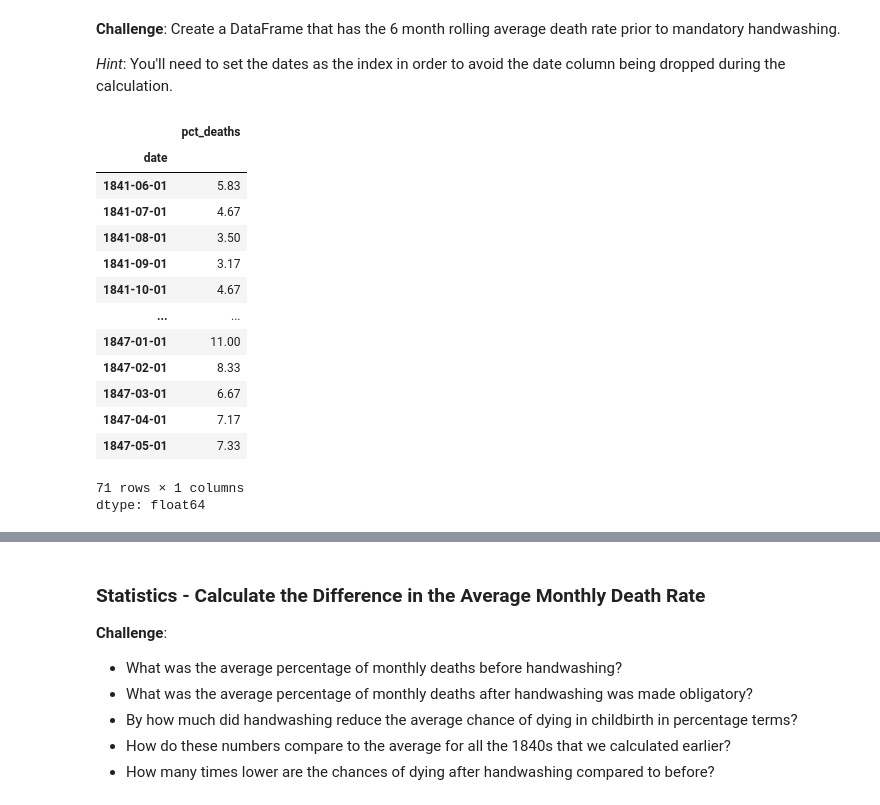
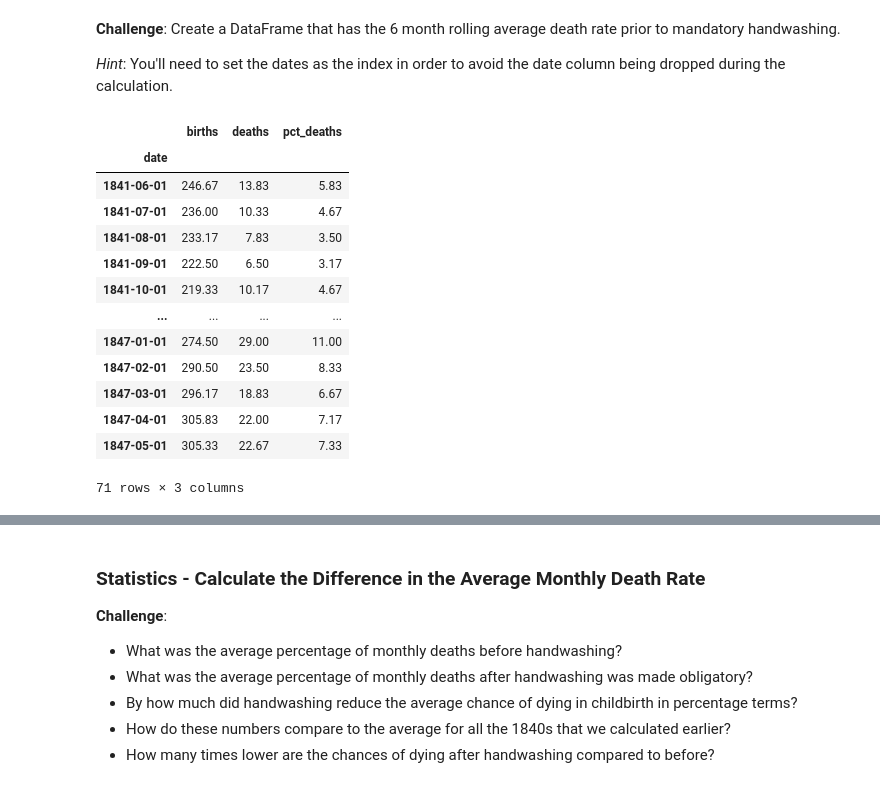
Before and after one commit to LegradiK/handwashing_discovery_histograms_KDE_scipi_matplotlib_numpy, a Jupyter notebook: Dr_Semmelweis_Handwashing_Discovery.ipynb, the cells around one changed output, grey strips where cells are left out. Saved outputs shown, nothing was run; the diff lists cells and outputs as text; code cells hidden in the pictures.

```diff
--- a/Dr_Semmelweis_Handwashing_Discovery.ipynb
+++ b/Dr_Semmelweis_Handwashing_Discovery.ipynb
@@ -367,25 +376,24 @@ after 1847-06-01: 6.45%
 
 *Hint*: You'll need to set the dates as the index in order to avoid the date column being dropped during the calculation.
 # %%
-before_handwashing.set_index('date')
-avg_6months_deaths_rate_before = before_handwashing.set_index('date')['pct_deaths'].rolling(6).mean()
+before_handwashing = before_handwashing.set_index('date')
+avg_6months_deaths_rate_before = before_handwashing.rolling(window=6).mean()
 avg_6months_deaths_rate_before.dropna()
 # %% [output]
-|  | pct_deaths |
-| date |  |
-| 1841-06-01 | 5.83 |
-| 1841-07-01 | 4.67 |
-| 1841-08-01 | 3.50 |
-| 1841-09-01 | 3.17 |
-| 1841-10-01 | 4.67 |
-| ... | ... |
-| 1847-01-01 | 11.00 |
-| 1847-02-01 | 8.33 |
-| 1847-03-01 | 6.67 |
-| 1847-04-01 | 7.17 |
-| 1847-05-01 | 7.33 |
+|  | births | deaths | pct_deaths |
+| date |  |  |  |
+| 1841-06-01 | 246.67 | 13.83 | 5.83 |
+| 1841-07-01 | 236.00 | 10.33 | 4.67 |
+| 1841-08-01 | 233.17 | 7.83 | 3.50 |
+| 1841-09-01 | 222.50 | 6.50 | 3.17 |
+| 1841-10-01 | 219.33 | 10.17 | 4.67 |
+| ... | ... | ... | ... |
+| 1847-01-01 | 274.50 | 29.00 | 11.00 |
+| 1847-02-01 | 290.50 | 23.50 | 8.33 |
+| 1847-03-01 | 296.17 | 18.83 | 6.67 |
+| 1847-04-01 | 305.83 | 22.00 | 7.17 |
+| 1847-05-01 | 305.33 | 22.67 | 7.33 |
-71 rows × 1 columns
-dtype: float64
+71 rows × 3 columns
 # %% [markdown]
 ### Highlighting Subsections of a Line Chart
 
```
Also changed, not shown: parts of 9 cells of this notebook.
